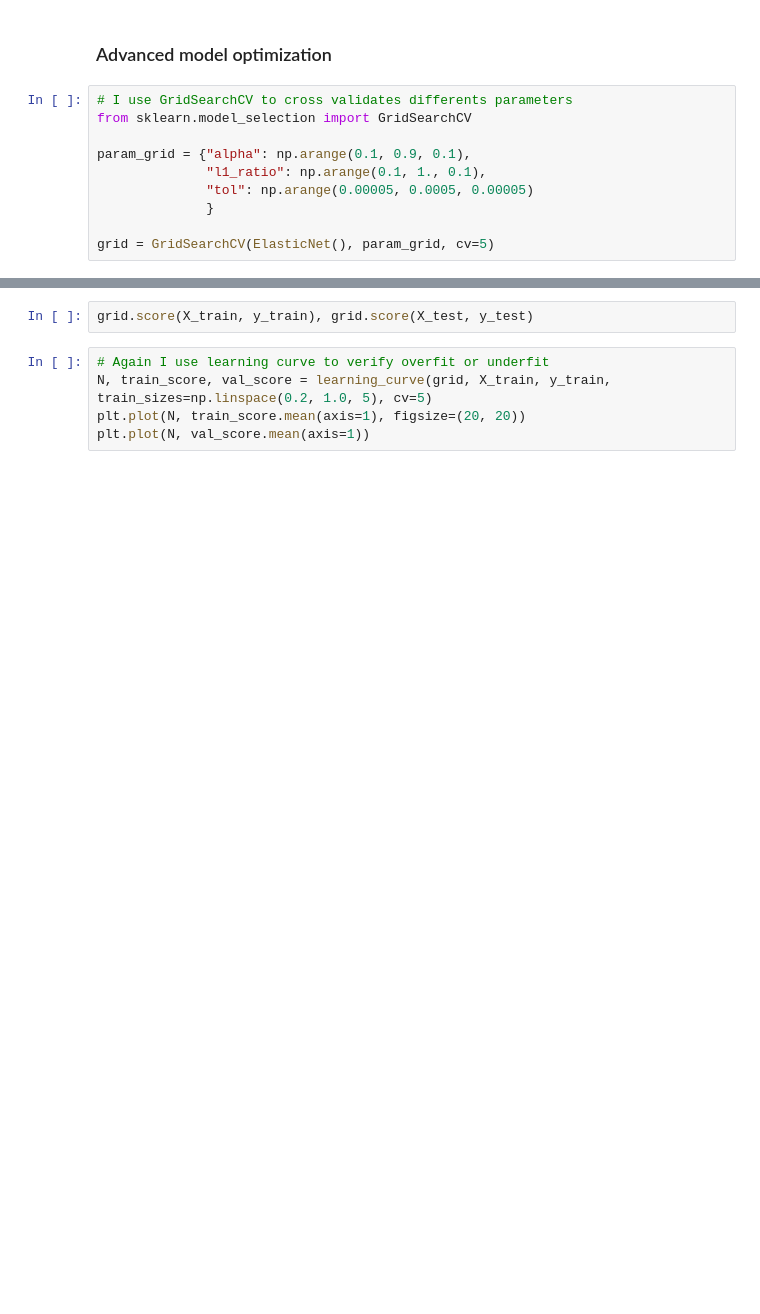
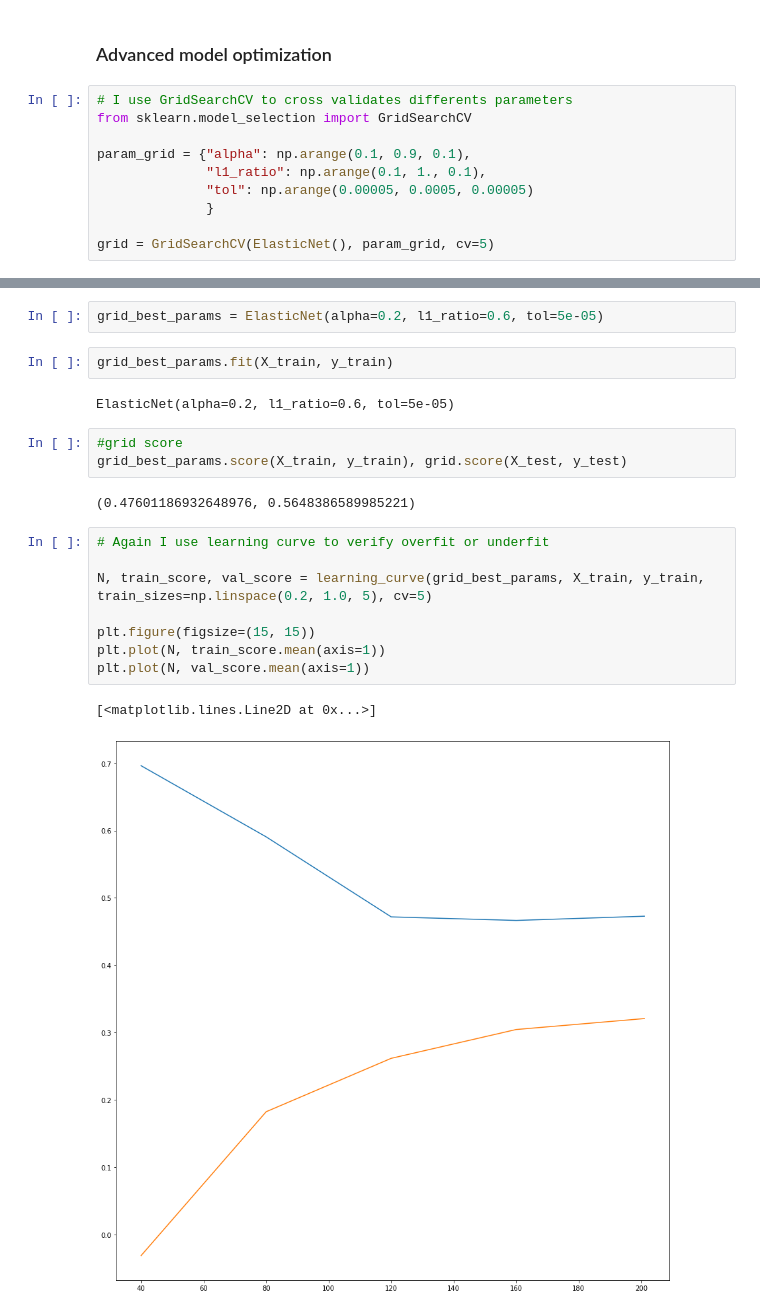
Before and after one commit to CapronYoan/Facebook_ML_shares_predictions, a Jupyter notebook: Facebook shares predictions with machine learning.ipynb, the cells around one changed output, grey strips where cells are left out. Cells and saved outputs as stored; diff of their text form; blank space fills up the shorter version.

```diff
--- a/Facebook shares predictions with machine learning.ipynb
+++ b/Facebook shares predictions with machine learning.ipynb
@@ -88,7 +126,22 @@ grid.best_params_
+# %%
+grid_best_params = ElasticNet(alpha=0.2, l1_ratio=0.6, tol=5e-05)
+# %%
+grid_best_params.fit(X_train, y_train)
+# %% [output]
+ElasticNet(alpha=0.2, l1_ratio=0.6, tol=5e-05)
 # %%
-grid.score(X_train, y_train), grid.score(X_test, y_test)
+#grid score
+grid_best_params.score(X_train, y_train), grid.score(X_test, y_test)
+# %% [output]
+(0.47601186932648976, 0.5648386589985221)
 # %%
 # Again I use learning curve to verify overfit or underfit
-N, train_score, val_score = learning_curve(grid, X_train, y_train, train_sizes=np.linspace(0.2, 1.0, 5), cv=5)
-plt.plot(N, train_score.mean(axis=1), figsize=(20, 20))
+
+N, train_score, val_score = learning_curve(grid_best_params, X_train, y_train, train_sizes=np.linspace(0.2, 1.0, 5), cv=5)
+
+plt.figure(figsize=(15, 15))
+plt.plot(N, train_score.mean(axis=1))
 plt.plot(N, val_score.mean(axis=1))
+# %% [output]
+[<matplotlib.lines.Line2D at 0x...>]
+[figure, added]
```
Also changed, not shown: parts of 12 cells of this notebook.
